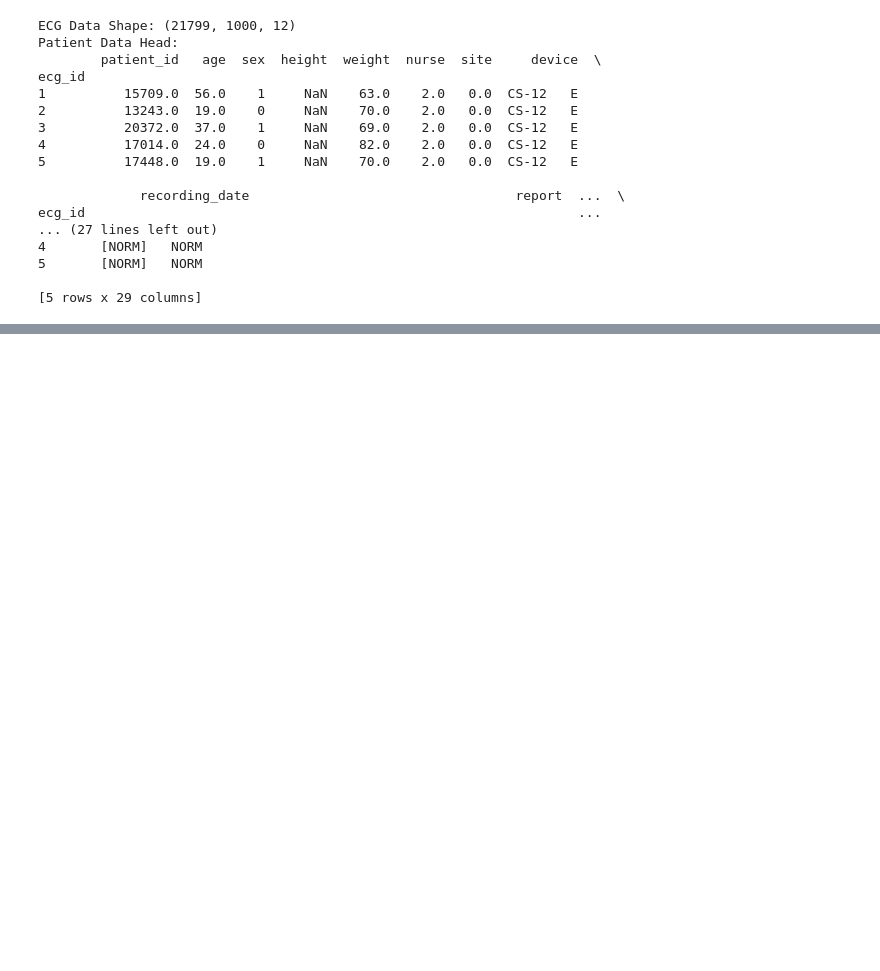
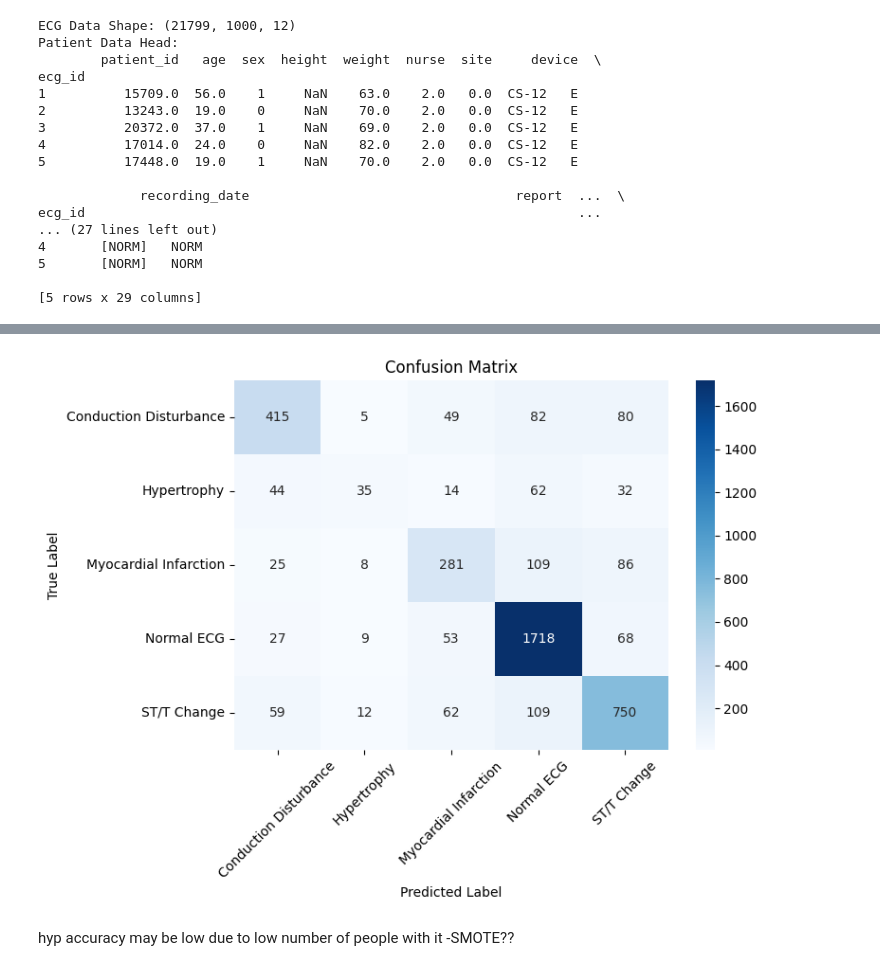
Before and after one commit to Willatron09/Dissertation, a Jupyter notebook: mlMain.ipynb, the cells around one changed output, grey strips where cells are left out. Saved outputs shown, nothing was run; the diff lists cells and outputs as text; code cells hidden in the pictures; blank space fills up the shorter version.

```diff
--- a/mlMain.ipynb
+++ b/mlMain.ipynb
@@ -160 +160,5 @@ class
 Name: count, dtype: int64
+# %%
+import DataLoader
+patient_data = DataLoader.map_classes(patient_data)
+patient_data['mapped_class'].value_counts()
@@ -160,0 +246,4 @@ Name: count, dtype: int64
+# %%
+df.drop(columns='age', inplace=True)
+df = df[df['diagnosis'] != 'Other']
+df
@@ -160,0 +373,9 @@ Name: count, dtype: int64
+# %%
+from sklearn.metrics import classification_report, confusion_matrix
+import numpy as np
+
+y_pred = model.predict(X_val).argmax(axis=1)
+y_true = y_val.argmax(axis=1)
+
+print(classification_report(y_true, y_pred, target_names=le.classes_))
+print(confusion_matrix(y_true, y_pred))
@@ -160,0 +401,33 @@ Name: count, dtype: int64
+# %%
+from sklearn.metrics import confusion_matrix
+import numpy as np
+
+cm = confusion_matrix(y_true, y_pred)
+
+import seaborn as sns
+import matplotlib.pyplot as plt
+
+plt.figure(figsize=(8,6))
+
+sns.heatmap(
+    cm,
+    annot=True,
+    fmt="d",
+    cmap="Blues",
+    xticklabels=le.classes_,
+    yticklabels=le.classes_
+)
+
+plt.xlabel("Predicted Label")
+plt.ylabel("True Label")
+
+plt.xticks(rotation=45)
+plt.yticks(rotation=0)
+
+plt.tight_layout()
+plt.show()
+# %% [output]
+[figure, added]
+# %% [markdown]
+hyp accuracy may be low due to low number of people with it
+-SMOTE??
```
Also changed, not shown: parts of 11 cells of this notebook.
